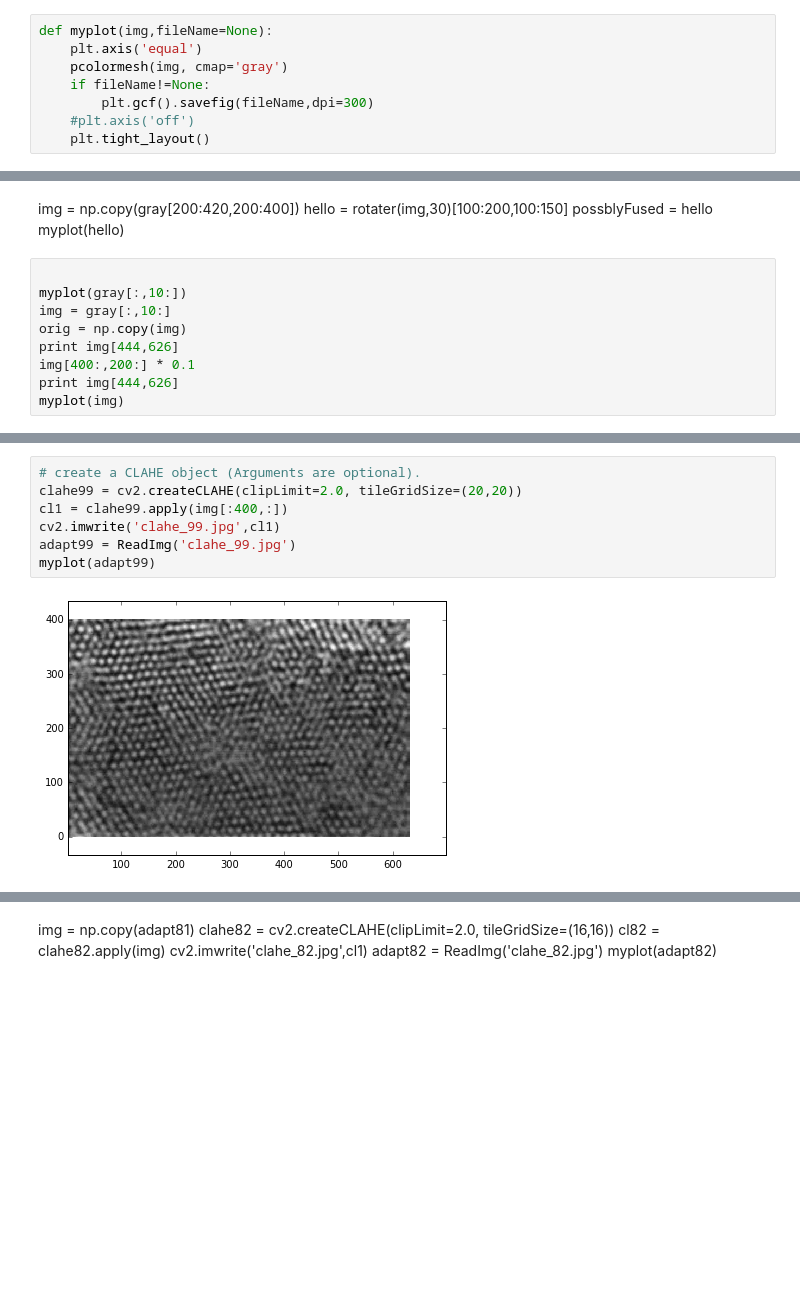
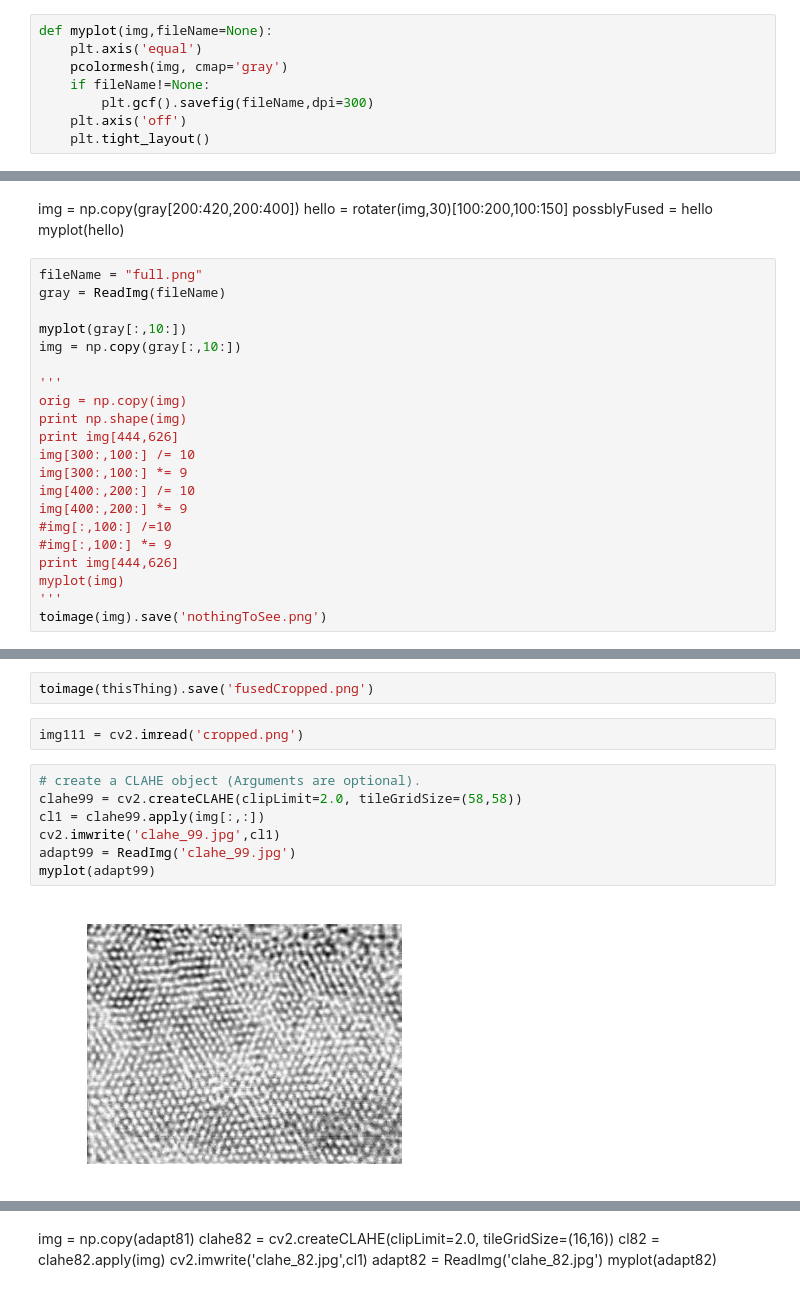
Before and after one commit to huskeypm/sparkdetection, a Jupyter notebook: roc/Real_ROC.ipynb, the cells around one changed output, grey strips where cells are left out. Saved outputs shown, nothing was run; the diff lists cells and outputs as text; blank space fills up the shorter version.

```diff
--- a/roc/Real_ROC.ipynb
+++ b/roc/Real_ROC.ipynb
@@ -17,7 +17,7 @@ def myplot(img,fileName=None):
     pcolormesh(img, cmap='gray')
     if fileName!=None:
         plt.gcf().savefig(fileName,dpi=300)
-    #plt.axis('off')
+    plt.axis('off')
     plt.tight_layout()
 # %%
 def ReadImg(fileName):
@@ -184,12 +182,24 @@ hello = rotater(img,30)[100:200,100:150]
 possblyFused = hello
 myplot(hello)
 # %%
+fileName = "full.png"
+gray = ReadImg(fileName)
 
 myplot(gray[:,10:])
-img = gray[:,10:]
+img = np.copy(gray[:,10:])
+
+'''
 orig = np.copy(img)
+print np.shape(img)
 print img[444,626]
-img[400:,200:] * 0.1
+img[300:,100:] /= 10
+img[300:,100:] *= 9
+img[400:,200:] /= 10
+img[400:,200:] *= 9
+#img[:,100:] /=10
+#img[:,100:] *= 9
 print img[444,626]
 myplot(img)
+'''
+toimage(img).save('nothingToSee.png')
 # %% [output]
@@ -199,9 +213,13 @@ myplot(img)
+# %%
+toimage(thisThing).save('fusedCropped.png')
+# %%
+img111 = cv2.imread('cropped.png')
 # %%
 # create a CLAHE object (Arguments are optional).
-clahe99 = cv2.createCLAHE(clipLimit=2.0, tileGridSize=(20,20))
-cl1 = clahe99.apply(img[:400,:])
+clahe99 = cv2.createCLAHE(clipLimit=2.0, tileGridSize=(58,58))
+cl1 = clahe99.apply(img[:,:])
 cv2.imwrite('clahe_99.jpg',cl1)
 adapt99 = ReadImg('clahe_99.jpg')
 myplot(adapt99)
 # %% [output]
-[figure, old version]
+[figure, new version]
```
Also changed, not shown: parts of 30 cells of this notebook, 3 other files.
